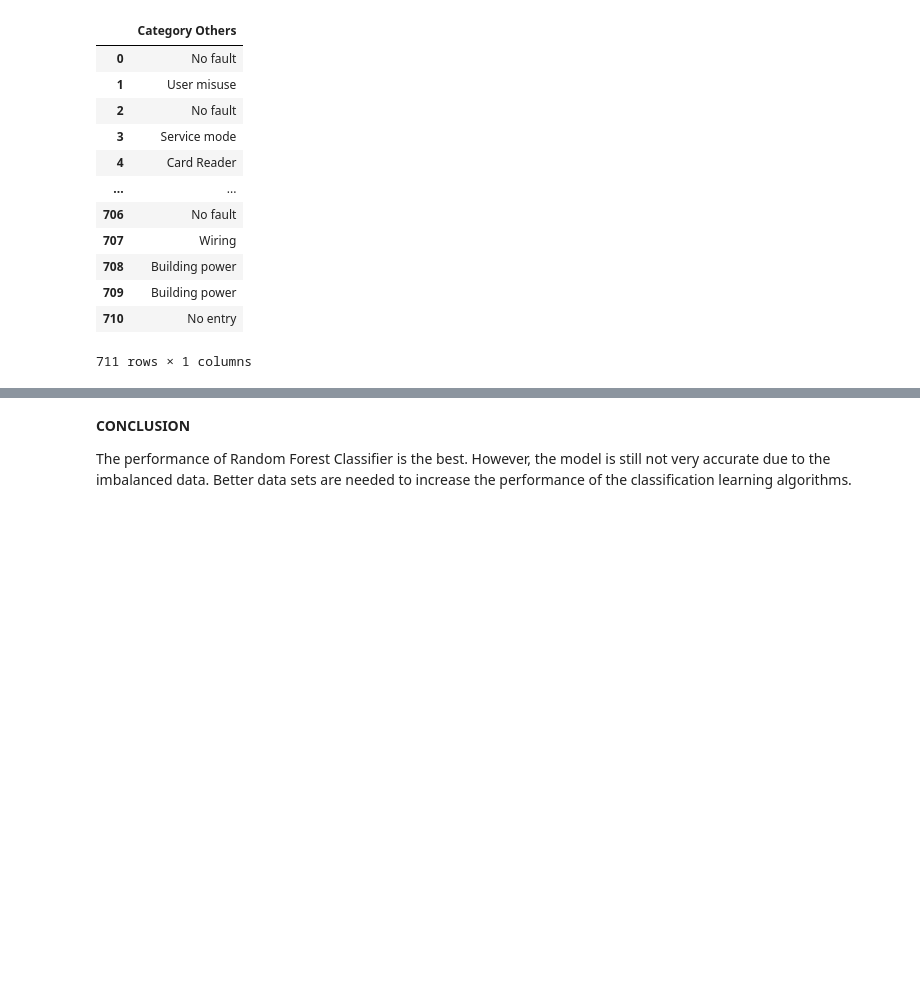
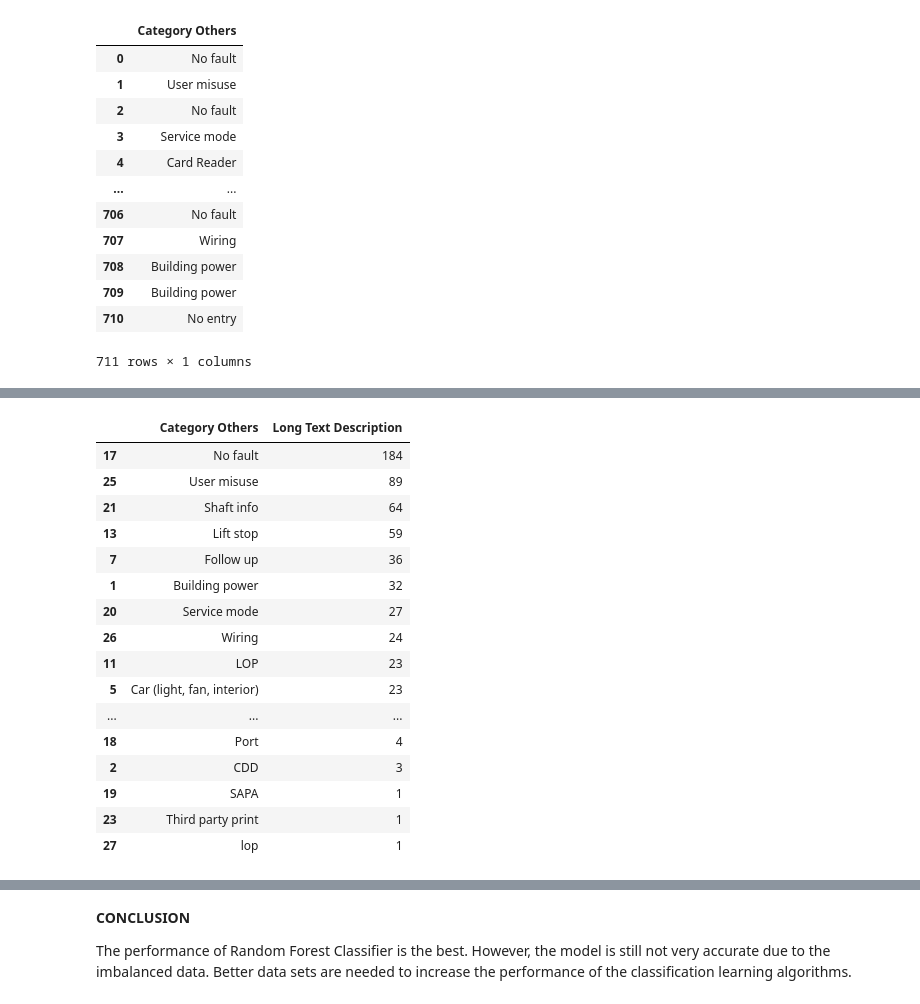
Before and after one commit to melvinps/Data-Analysis-Schindler-Lift-Singapore, a Jupyter notebook: Callback_Classification.ipynb, the cells around one changed output, grey strips where cells are left out. Saved outputs shown, nothing was run; the diff lists cells and outputs as text; code cells hidden in the pictures; blank space fills up the shorter version.

```diff
--- a/Callback_Classification.ipynb
+++ b/Callback_Classification.ipynb
@@ -402,0 +404,21 @@ temp
+# %%
+plot = new_pred.groupby('Category Others').count().reset_index().sort_values(by=['Long Text Description'], ascending= False)
+plot
+# %% [output]
+|  | Category Others | Long Text Description |
+| 17 | No fault | 184 |
+| 25 | User misuse | 89 |
+| 21 | Shaft info | 64 |
+| 13 | Lift stop | 59 |
+| 7 | Follow up | 36 |
+| 1 | Building power | 32 |
+| 20 | Service mode | 27 |
+| 26 | Wiring | 24 |
+| 11 | LOP | 23 |
+| 5 | Car (light, fan, interior) | 23 |
+| ... | ... | ... |
+| 18 | Port | 4 |
+| 2 | CDD | 3 |
+| 19 | SAPA | 1 |
+| 23 | Third party print | 1 |
+| 27 | lop | 1 |
```
Also changed, not shown: parts of 5 cells of this notebook.
